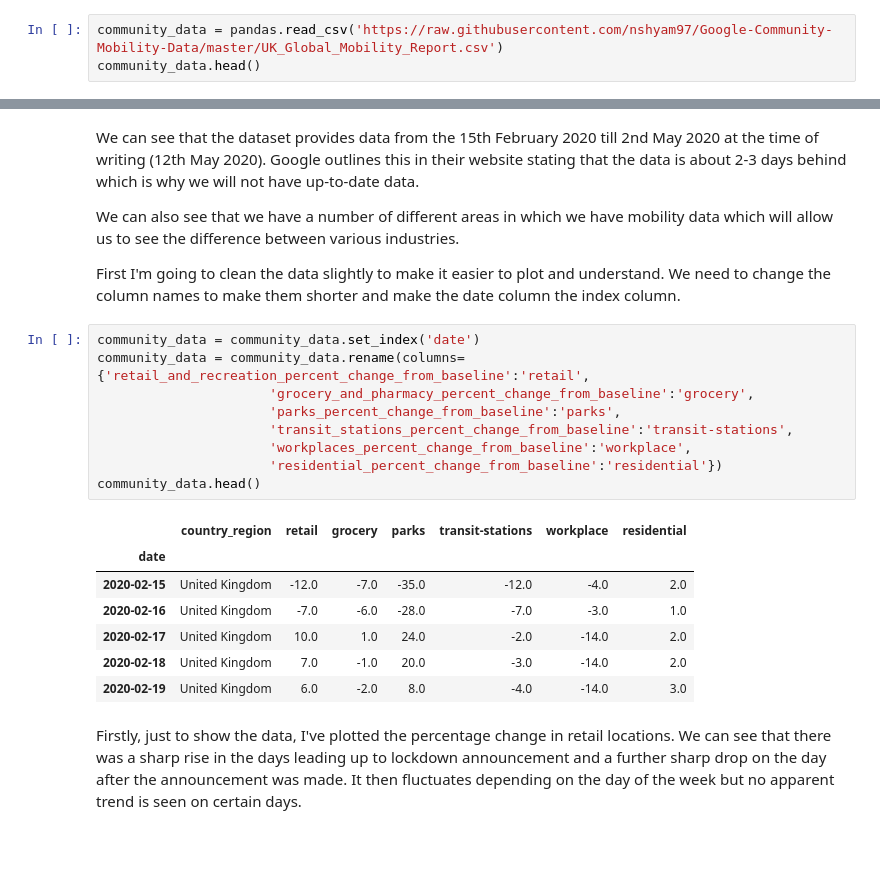
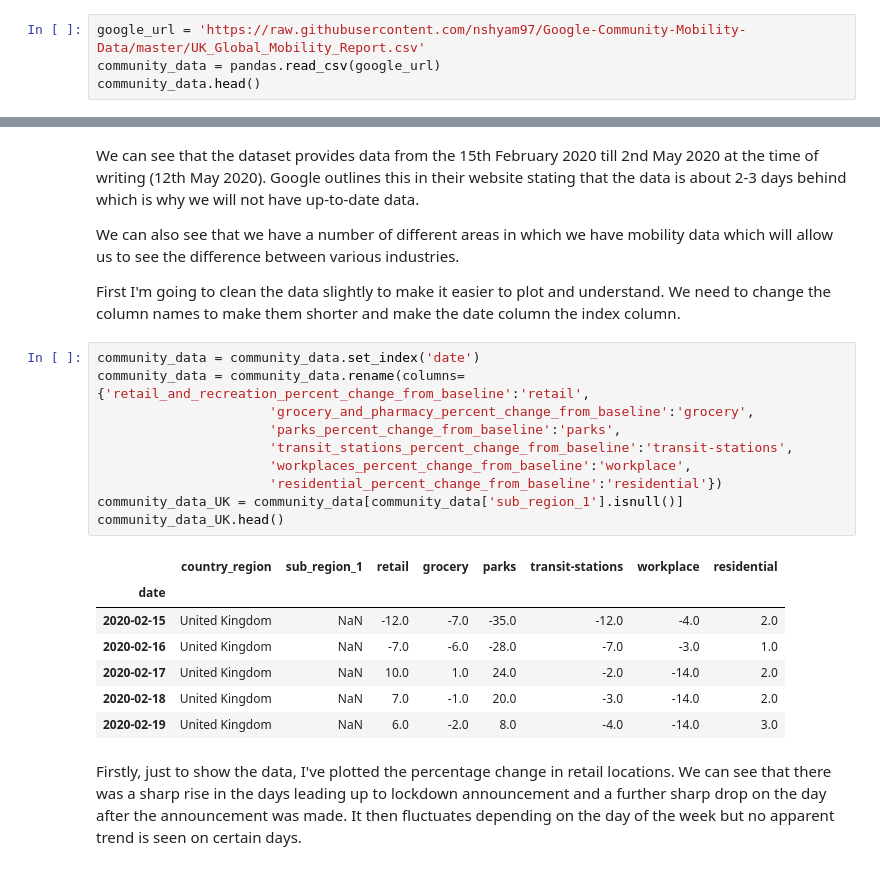
Before and after one commit to nshyam97/Google-Community-Mobility-Report, a Jupyter notebook: report.ipynb, the cells around one changed output, grey strips where cells are left out. Cells and saved outputs as stored; diff of their text form.

```diff
--- a/report.ipynb
+++ b/report.ipynb
@@ -11,6 +11,7 @@ from statsmodels.tsa.seasonal import seasonal_decompose
 import plotly.offline as pyo
 pyo.init_notebook_mode(connected=True)
 # %%
-community_data = pandas.read_csv('https://raw.githubusercontent.com/nshyam97/Google-Community-Mobility-Data/master/UK_Global_Mobility_Report.csv')
+google_url = 'https://raw.githubusercontent.com/nshyam97/Google-Community-Mobility-Data/master/UK_Global_Mobility_Report.csv'
+community_data = pandas.read_csv(google_url)
 community_data.head()
 # %% [output]
@@ -49,20 +50,21 @@ First I'm going to clean the data slightly to make it easier to plot and underst
 # %%
 community_data = community_data.set_index('date')
 community_data = community_data.rename(columns={'retail_and_recreation_percent_change_from_baseline':'retail',
                       'grocery_and_pharmacy_percent_change_from_baseline':'grocery',
                       'parks_percent_change_from_baseline':'parks',
                       'transit_stations_percent_change_from_baseline':'transit-stations',
                       'workplaces_percent_change_from_baseline':'workplace',
                       'residential_percent_change_from_baseline':'residential'})
-community_data.head()
+community_data_UK = community_data[community_data['sub_region_1'].isnull()]
+community_data_UK.head()
 # %% [output]
-|  | country_region | retail | grocery | parks | transit-stations | workplace | residential |
-| date |  |  |  |  |  |  |  |
-| 2020-02-15 | United Kingdom | -12.0 | -7.0 | -35.0 | -12.0 | -4.0 | 2.0 |
-| 2020-02-16 | United Kingdom | -7.0 | -6.0 | -28.0 | -7.0 | -3.0 | 1.0 |
-| 2020-02-17 | United Kingdom | 10.0 | 1.0 | 24.0 | -2.0 | -14.0 | 2.0 |
-| 2020-02-18 | United Kingdom | 7.0 | -1.0 | 20.0 | -3.0 | -14.0 | 2.0 |
-| 2020-02-19 | United Kingdom | 6.0 | -2.0 | 8.0 | -4.0 | -14.0 | 3.0 |
+|  | country_region | sub_region_1 | retail | grocery | parks | transit-stations | workplace | residential |
+| date |  |  |  |  |  |  |  |  |
+| 2020-02-15 | United Kingdom | NaN | -12.0 | -7.0 | -35.0 | -12.0 | -4.0 | 2.0 |
+| 2020-02-16 | United Kingdom | NaN | -7.0 | -6.0 | -28.0 | -7.0 | -3.0 | 1.0 |
+| 2020-02-17 | United Kingdom | NaN | 10.0 | 1.0 | 24.0 | -2.0 | -14.0 | 2.0 |
+| 2020-02-18 | United Kingdom | NaN | 7.0 | -1.0 | 20.0 | -3.0 | -14.0 | 2.0 |
+| 2020-02-19 | United Kingdom | NaN | 6.0 | -2.0 | 8.0 | -4.0 | -14.0 | 3.0 |
 # %% [markdown]
 Firstly, just to show the data, I've plotted the percentage change in retail locations. We can see that there was a sharp rise in the days leading up to lockdown announcement and a further sharp drop on the day after the announcement was made. It then fluctuates depending on the day of the week but no apparent trend is seen on certain days.
 # %%
```
Also changed, not shown: parts of 31 cells of this notebook.
